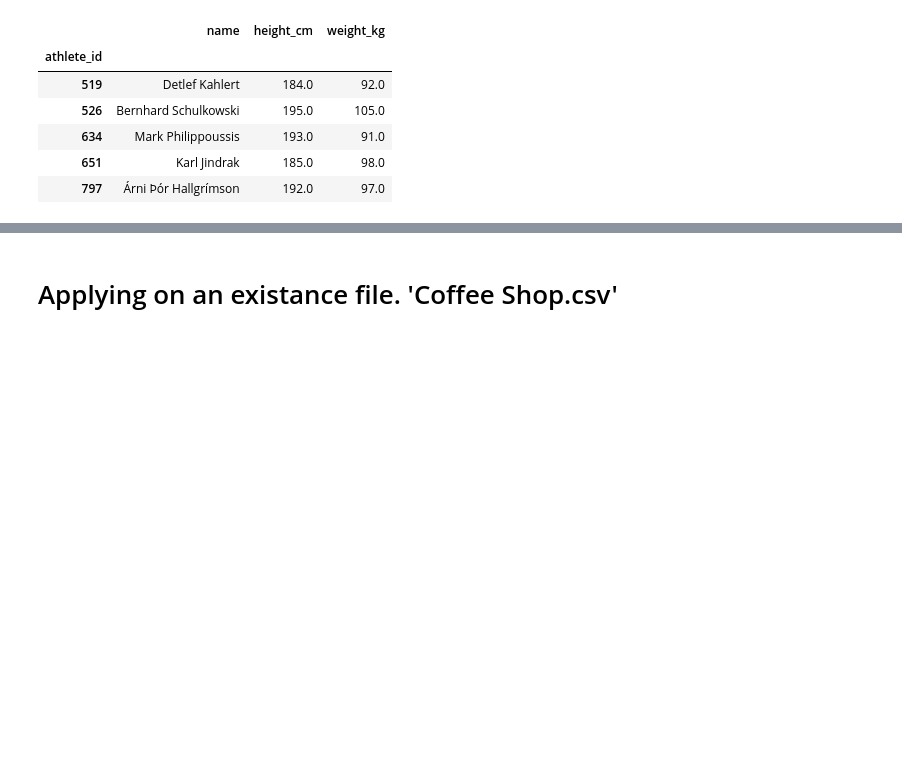
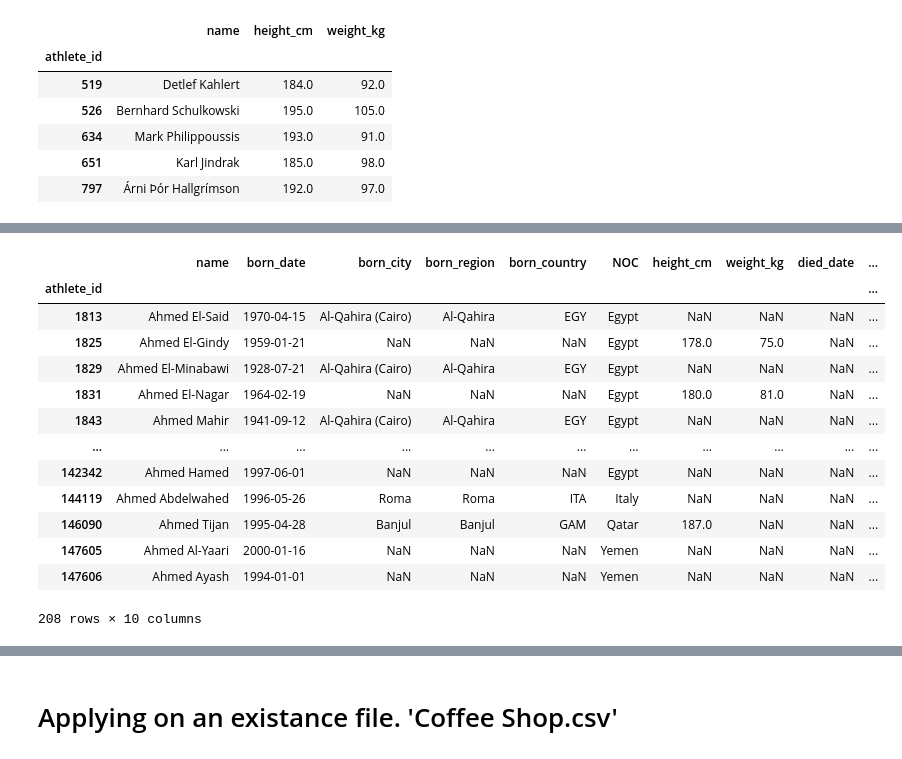
Before and after one commit to ahmeda335/Pandas, a Jupyter notebook: Pandas.ipynb, the cells around one changed output, grey strips where cells are left out. Cells and saved outputs as stored; diff of their text form; code cells hidden in the pictures; blank space fills up the shorter version.

```diff
--- a/Pandas.ipynb
+++ b/Pandas.ipynb
@@ -373,0 +515,3 @@ display(athlete.loc[athlete.born_country.isin(["EGy"]) & athlete.name.str.contai
+# %%
+athlete = pd.read_csv('https://raw.githubusercontent.com/KeithGalli/complete-pandas-tutorial/refs/heads/master/data/bios.csv').set_index('athlete_id')
+athlete.head()
@@ -373,0 +526,5 @@ display(athlete.loc[athlete.born_country.isin(["EGy"]) & athlete.name.str.contai
+# %%
+athlete_new = athlete.copy()
+# %%
+athlete_new['first_name'] = athlete_new.name.str.split(' ').str[0]
+athlete_new.head()
@@ -373,0 +539,17 @@ display(athlete.loc[athlete.born_country.isin(["EGy"]) & athlete.name.str.contai
+# %%
+athlete_new.query('first_name == "Ahmed"')
+# %% [output]
+|  | name | born_date | born_city | born_region | born_country | NOC | height_cm | weight_kg | died_date | ... |
+| athlete_id |  |  |  |  |  |  |  |  |  | ... |
+| 1813 | Ahmed El-Said | 1970-04-15 | Al-Qahira (Cairo) | Al-Qahira | EGY | Egypt | NaN | NaN | NaN | ... |
+| 1825 | Ahmed El-Gindy | 1959-01-21 | NaN | NaN | NaN | Egypt | 178.0 | 75.0 | NaN | ... |
+| 1829 | Ahmed El-Minabawi | 1928-07-21 | Al-Qahira (Cairo) | Al-Qahira | EGY | Egypt | NaN | NaN | NaN | ... |
+| 1831 | Ahmed El-Nagar | 1964-02-19 | NaN | NaN | NaN | Egypt | 180.0 | 81.0 | NaN | ... |
+| 1843 | Ahmed Mahir | 1941-09-12 | Al-Qahira (Cairo) | Al-Qahira | EGY | Egypt | NaN | NaN | NaN | ... |
+| ... | ... | ... | ... | ... | ... | ... | ... | ... | ... | ... |
+| 142342 | Ahmed Hamed | 1997-06-01 | NaN | NaN | NaN | Egypt | NaN | NaN | NaN | ... |
+| 144119 | Ahmed Abdelwahed | 1996-05-26 | Roma | Roma | ITA | Italy | NaN | NaN | NaN | ... |
+| 146090 | Ahmed Tijan | 1995-04-28 | Banjul | Banjul | GAM | Qatar | 187.0 | NaN | NaN | ... |
+| 147605 | Ahmed Al-Yaari | 2000-01-16 | NaN | NaN | NaN | Yemen | NaN | NaN | NaN | ... |
+| 147606 | Ahmed Ayash | 1994-01-01 | NaN | NaN | NaN | Yemen | NaN | NaN | NaN | ... |
+208 rows × 10 columns
```
Also changed, not shown: parts of 86 cells of this notebook.
